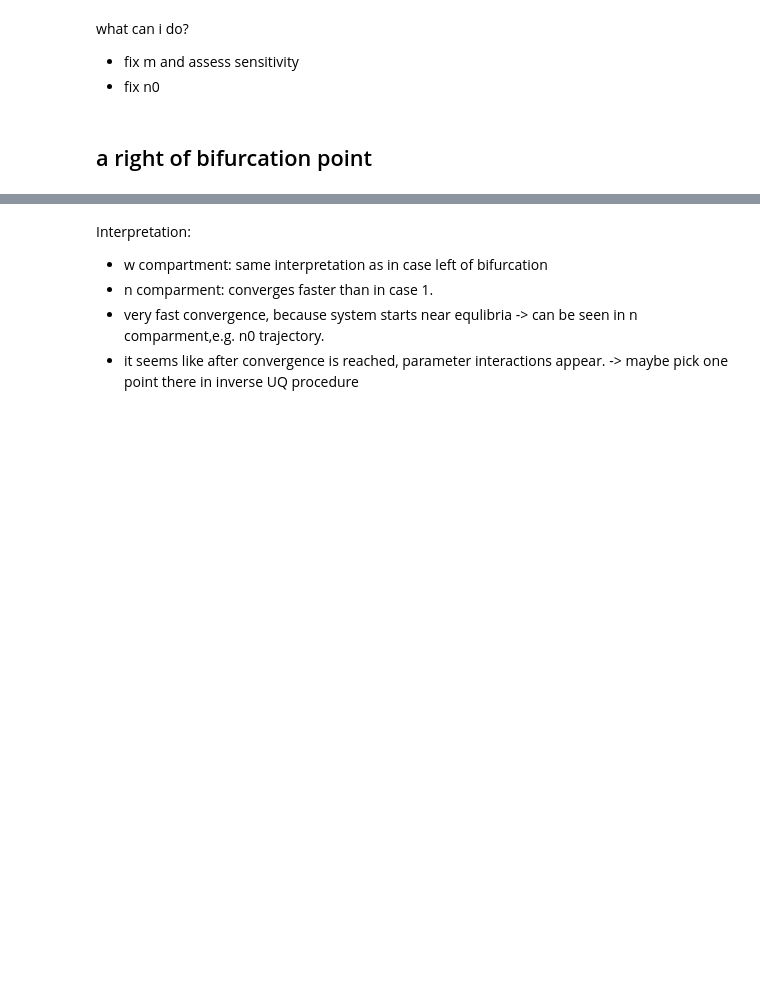
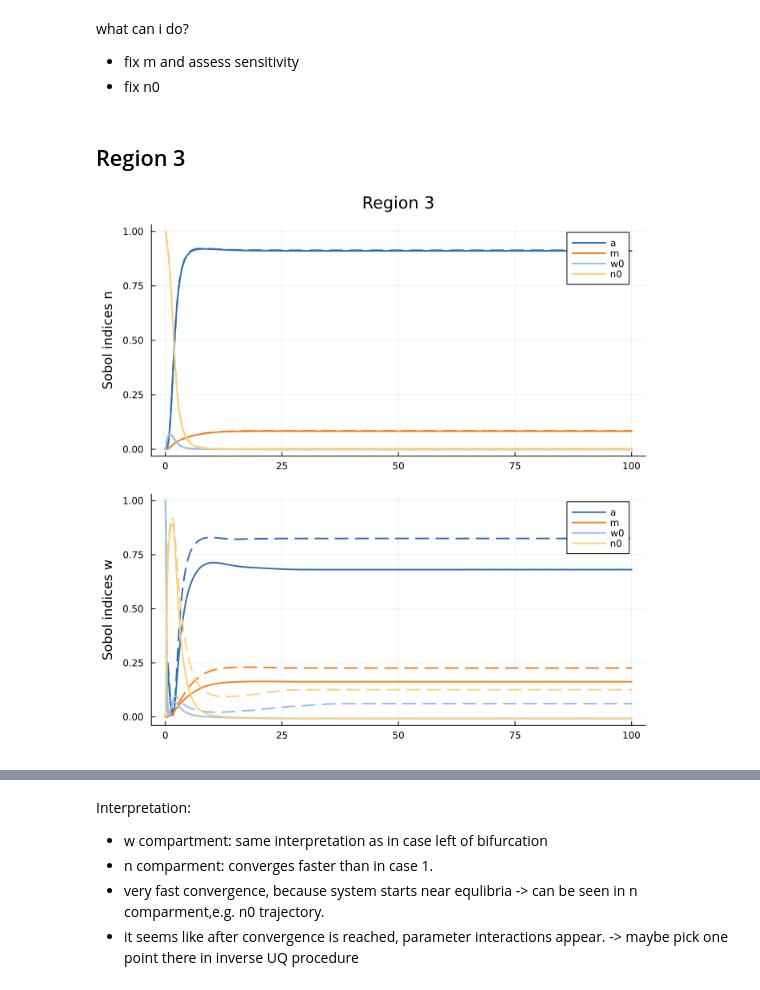
Before and after one commit to lisab00/ma-code, a Jupyter notebook: notebooks/sensitivity_analysis/global_sensitivity_plots.ipynb, the cells around one changed output, grey strips where cells are left out. Saved outputs shown, nothing was run; the diff lists cells and outputs as text; code cells hidden in the pictures; blank space fills up the shorter version.

```diff
--- a/notebooks/sensitivity_analysis/global_sensitivity_plots.ipynb
+++ b/notebooks/sensitivity_analysis/global_sensitivity_plots.ipynb
@@ -52,5 +52,5 @@ Interpretation:
 what can i do?
 - fix m and assess sensitivity
 - fix n0
-# %% [markdown]
-## a right of bifurcation point
+# %% [markdown]
+## Region 3
@@ -56,0 +60,4 @@ what can i do?
+# %%
+sobol_index_subplot_wn(sobol_n, sobol_w, title="Region 3")
+# %% [output]
+[figure, added]
```
Also changed, not shown: parts of 12 cells of this notebook, 1 other file.
